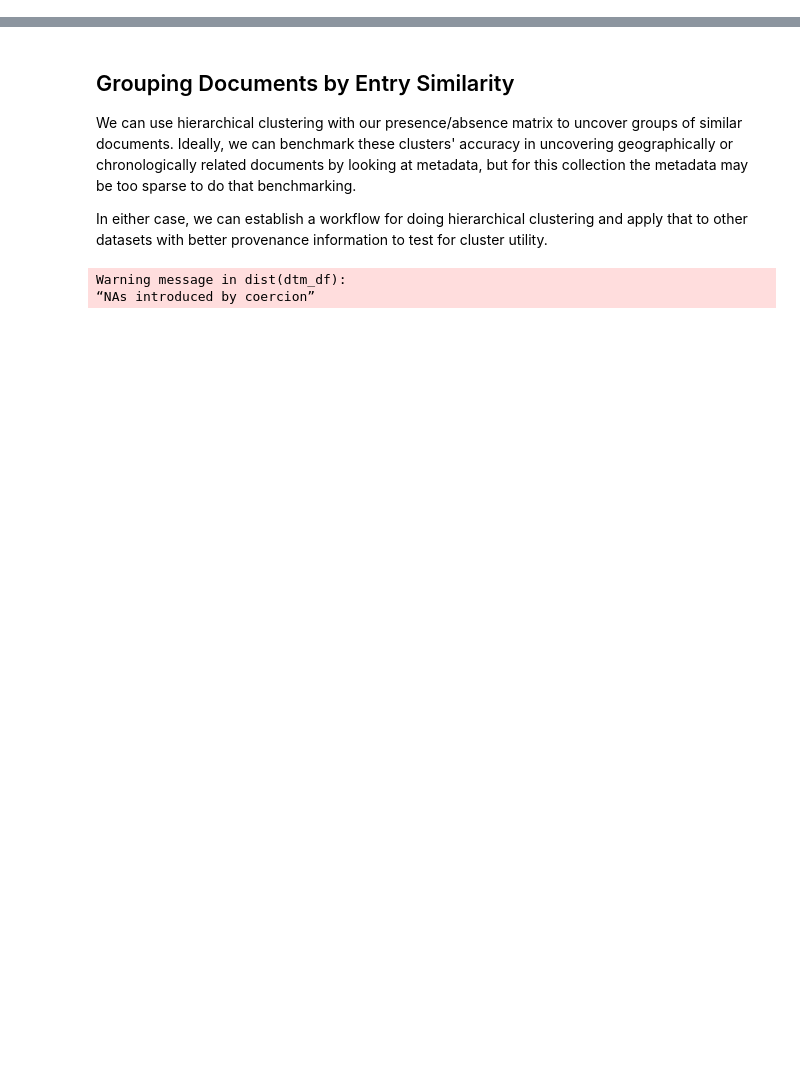
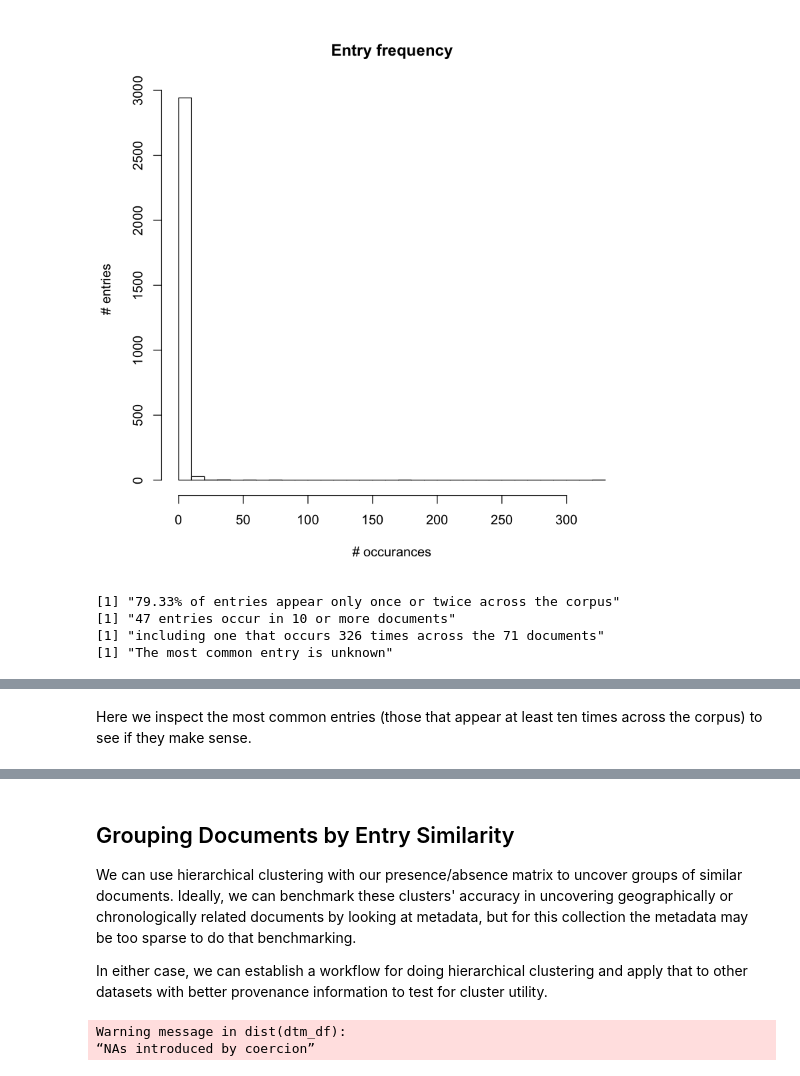
Before and after one commit to ErinBecker/digital-humanities-phylogenetics, a Jupyter notebook: scripts/05_analyze_DTM_R.ipynb, the cells around one changed output, grey strips where cells are left out. Cells and saved outputs as stored; diff of their text form; code cells hidden in the pictures; blank space fills up the shorter version.

```diff
--- a/scripts/05_analyze_DTM_R.ipynb
+++ b/scripts/05_analyze_DTM_R.ipynb
@@ -142,0 +93,23 @@ num_occurances
+# %%
+num_occurances = unlist(dtm_df["num_occurances",])
+hist(num_occurances, breaks = 30, main = "Entry frequency",
+    ylab = "# entries", xlab = "# occurances")
+hist(num_occurances, breaks = 30, ylim = c(0, 100),
+     main = "Entry frequency (zoomed in)",
+    ylab = "# entries", xlab = "# occurances")
+
+rare = round(length(which(dtm_df["num_occurances",] <=2))/cols_to_sum*100,2)
+common_entries = colnames(dtm_df[which(dtm_df["num_occurances",] >=10)])
+most_common = max(dtm_df["num_occurances",], na.rm = TRUE)
+most_common_entry = colnames(dtm_df[which(dtm_df["num_occurances",] == most_common)])
+
+print(paste0(rare, "% of entries appear only once or twice across the corpus"))
+print(paste(length(common_entries), "entries occur in 10 or more documents"))
+print(paste("including one that occurs", most_common, "times across the", rows_to_sum, "documents"))
+print(paste("The most common entry is", most_common_entry))
+# %% [output]
+[figure, added]
+[1] "79.33% of entries appear only once or twice across the corpus"
+[1] "47 entries occur in 10 or more documents"
+[1] "including one that occurs 326 times across the 71 documents"
+[1] "The most common entry is unknown"
@@ -142,0 +117,2 @@ num_occurances
+# %% [markdown]
+Here we inspect the most common entries (those that appear at least ten times across the corpus) to see if they make sense.
```
Also changed, not shown: parts of 61 cells of this notebook.
